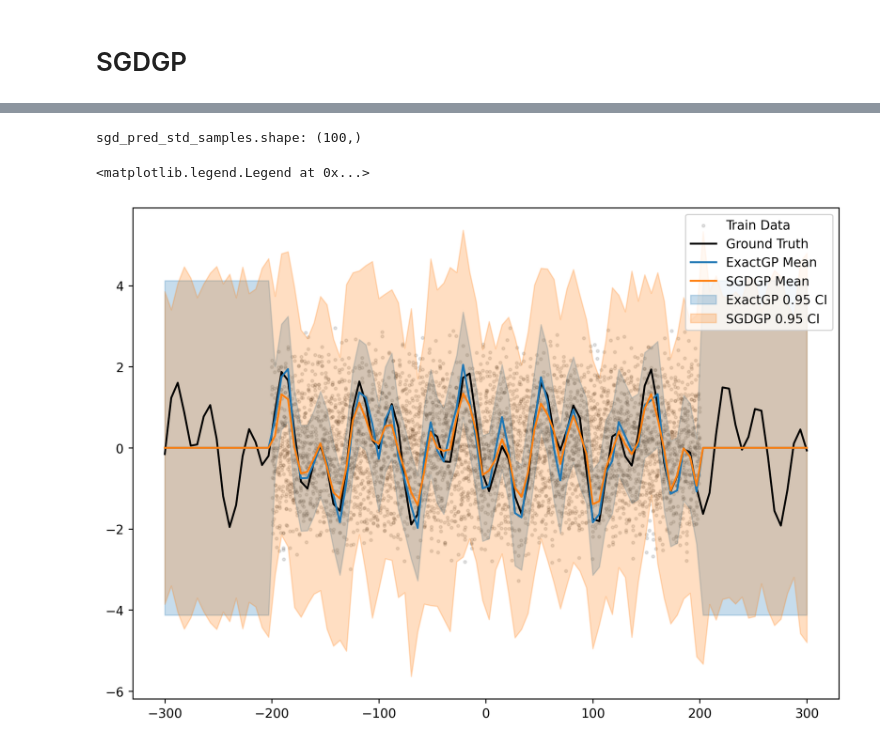
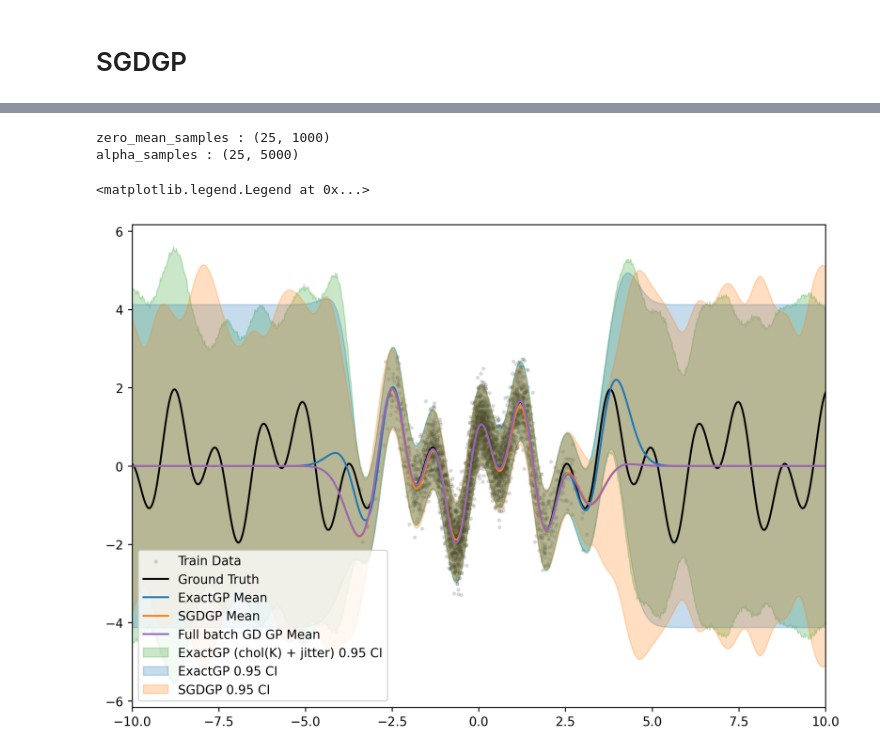
Before and after one commit to cambridge-mlg/sgd-gp, a Jupyter notebook: scalable_gps/notebooks/toy_demo_variances.ipynb, the cells around one changed output, grey strips where cells are left out. Cells and saved outputs as stored; diff of their text form; code cells hidden in the pictures.

Commit message:
changes for toy plots

```diff
--- a/scalable_gps/notebooks/toy_demo_variances.ipynb
+++ b/scalable_gps/notebooks/toy_demo_variances.ipynb
@@ -39,7 +39,7 @@ data_train, data_test = data.get_expanding_toy_sin_dataset(
 # %%
 kernel_config = {
     'signal_scale': 2.,
-    'length_scale': 0.1,
+    'length_scale': 0.5,
 }
 
 kernel = RBFKernel(kernel_config=kernel_config)
@@ -62,6 +62,6 @@ plt.fill_between(data_test.x.squeeze(),
                  exact_pred_mean - 2 * exact_pred_std,
                  exact_pred_mean + 2 * exact_pred_std,
                  alpha=0.25, color='tab:blue', label='ExactGP 0.95 CI')
-# plt.xlim([-5, 5])
+plt.xlim([-10, 10])
 plt.legend()
 # %% [output]
@@ -79,7 +79,7 @@ zero_mean_posterior_samples, alpha_samples_exact = exact_gp.compute_zero_mean_sa
     train_ds=data_train,
     test_ds=data_test,
     n_features=250,
-    use_rff=True
+    use_rff=False
 )
 
 exact_pred_var_samples = exact_gp.predictive_variance_samples(zero_mean_posterior_samples) + noise_scale ** 2
@@ -99,7 +99,7 @@ config.train_config = ml_collections.ConfigDict()
 
 config.train_config.learning_rate = 1e-4
 config.train_config.momentum = 0.9
-config.train_config.polyak = 1e-3
+config.train_config.polyak = 1e-1
 config.train_config.iterations = int(5e4)
 config.train_config.batch_size = 20
 config.train_config.eval_every = 100
@@ -122,6 +122,8 @@ alpha_polyak, info = sgd_gp.compute_representer_weights(
     metrics=metrics,
     compare_exact_vals=compare_exact_vals
 )
+
+sgd_pred_mean = sgd_gp.predictive_mean(data_train, data_test)
 # %%
 sampling_key = jax.random.PRNGKey(2)
 
@@ -130,7 +132,7 @@ config.sampling_config = ml_collections.ConfigDict()
 config.sampling_config.learning_rate = 1e-4
 config.sampling_config.momentum = 0.9
 config.sampling_config.polyak = 1e-1
-config.sampling_config.iterations = int(1e4)
+config.sampling_config.iterations = int(1e5)
 config.sampling_config.batch_size = 20
 config.sampling_config.eval_every = 100
 config.sampling_config.num_features_prior_sample = 200
@@ -138,8 +140,6 @@ config.sampling_config.num_features_optim = 100
 config.sampling_config.recompute_features = True
 config.sampling_config.loss_objective = 2
 
-
-sgd_pred_mean = sgd_gp.predictive_mean(data_train, data_test)
 
 zero_mean_samples, alpha_samples = sgd_gp.compute_zero_mean_samples(
     sampling_key,
@@ -151,6 +151,8 @@ zero_mean_samples, alpha_samples = sgd_gp.compute_zero_mean_samples(
     use_rff=True,
     compare_exact_vals=None,
 )
+sgd_pred_var_samples = sgd_gp.predictive_variance_samples(zero_mean_samples) + noise_scale ** 2
+sgd_pred_std_samples = jnp.sqrt(sgd_pred_var_samples)
 
 print(f'zero_mean_samples : {zero_mean_samples.shape}')
 print(f'alpha_samples : {alpha_samples.shape}')
@@ -159,9 +161 @@ zero_mean_samples : (25, 100)
 alpha_samples : (25, 5000)
-# %%
-sgd_pred_var_samples = sgd_gp.predictive_variance_samples(zero_mean_samples) + noise_scale ** 2
-sgd_pred_std_samples = jnp.sqrt(sgd_pred_var_samples)
-
-print()
-print(f'sgd_pred_std_samples.shape: {sgd_pred_std_samples.shape}')
-# %% [output]
-sgd_pred_std_samples.shape: (100,)
@@ -168,25 +194,64 @@ sgd_pred_std_samples.shape: (100,)
+# %%
+sampling_key = jax.random.PRNGKey(2)
+
+config.sampling_config = ml_collections.ConfigDict()
+
+config.sampling_config.learning_rate = 1e-4
+config.sampling_config.momentum = 0.9
+config.sampling_config.polyak = 1e-1
+config.sampling_config.iterations = int(1e4)
+config.sampling_config.batch_size = 5000
+config.sampling_config.eval_every = 100
+config.sampling_config.num_features_prior_sample = 200
+config.sampling_config.num_features_optim = 100
+config.sampling_config.recompute_features = True
+config.sampling_config.loss_objective = 2
+
+zero_mean_samples, alpha_samples = gd_gp.compute_zero_mean_samples(
+    sampling_key,
+    n_samples=25,
+    train_ds=data_train,
+    test_ds=data_test,
+    config=config.sampling_config,
+    sampling_metrics=[],
+    use_rff=True,
+    compare_exact_vals=None,
+)
+gd_pred_var_samples = gd_gp.predictive_variance_samples(zero_mean_samples) + noise_scale ** 2
+gd_pred_std_samples = jnp.sqrt(gd_pred_var_samples)
+
+print(f'zero_mean_samples : {zero_mean_samples.shape}')
+print(f'alpha_samples : {alpha_samples.shape}')
+# %% [output]
+zero_mean_samples : (25, 1000)
+alpha_samples : (25, 5000)
 # %%
 plt.figure(dpi=250, figsize=[10, 7])
 plt.scatter(data_train.x, data_train.y, 5, label='Train Data', alpha=0.1, color='k')
 plt.plot(data_test.x, data_test.y, alpha=1., color='k', label='Ground Truth')
 plt.plot(data_test.x, exact_pred_mean, color='tab:blue', label='ExactGP Mean')
 plt.plot(data_test.x, sgd_pred_mean, label='SGDGP Mean', color='tab:orange')
-# plt.fill_between(data_test.x.squeeze(),
-#                  exact_pred_mean - 2 * exact_pred_std_samples,
-#                  exact_pred_mean + 2 * exact_pred_std_samples,
-#                  alpha=0.1,
-#                  color='tab:green',
-#                  label='ExactGP (RFF samples) 0.95 CI')
+plt.plot(data_test.x, gd_pred_mean, label='Full batch GD GP Mean', color='tab:purple')
+plt.fill_between(data_test.x.squeeze(),
+                 exact_pred_mean - 2 * exact_pred_std_samples,
+                 exact_pred_mean + 2 * exact_pred_std_samples,
+                 alpha=0.25,
+                 color='tab:green',
+                 label='ExactGP (chol(K) + jitter) 0.95 CI')
 plt.fill_between(data_test.x.squeeze(),
                  exact_pred_mean - 2 * exact_pred_std,
                  exact_pred_mean + 2 * exact_pred_std,
                  alpha=0.25, color='tab:blue', label='ExactGP 0.95 CI')
 plt.fill_between(data_test.x.squeeze(),
                  sgd_pred_mean - 2 * sgd_pred_std_samples,
                  sgd_pred_mean + 2 * sgd_pred_std_samples,
                  alpha=0.25, color='tab:orange', label='SGDGP 0.95 CI')
-# plt.xlim([-5, 5])
+# plt.fill_between(data_test.x.squeeze(),
+#                  gd_pred_mean - 2 * gd_pred_std_samples,
+#                  gd_pred_mean + 2 * gd_pred_std_samples,
+#                  alpha=0.15, color='tab:purple', label='Full batch GD GP 0.95 CI')
+plt.xlim([-10, 10])
 plt.legend()
 # %% [output]
 <matplotlib.legend.Legend at 0x...>
-[figure, old version]
+[figure, new version]
```
Also changed, not shown: parts of 5 cells of this notebook, 1 other file.
